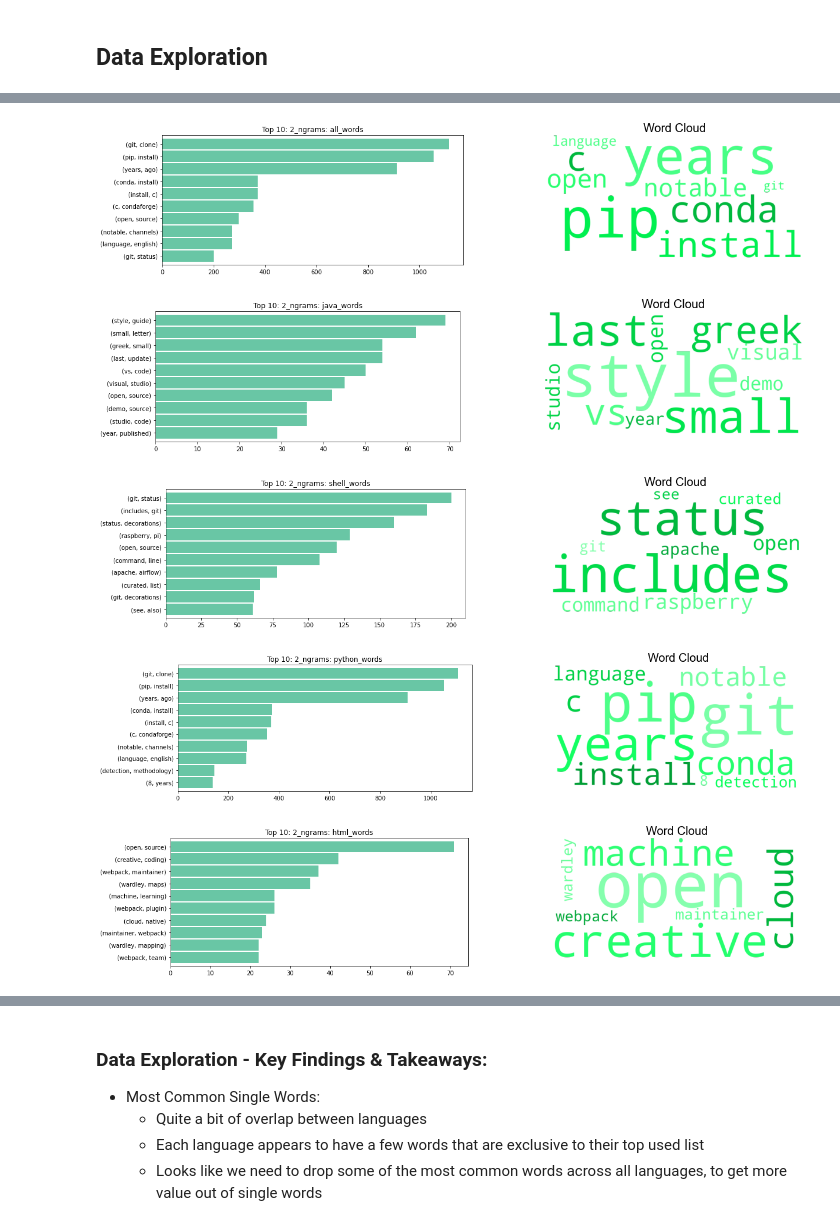
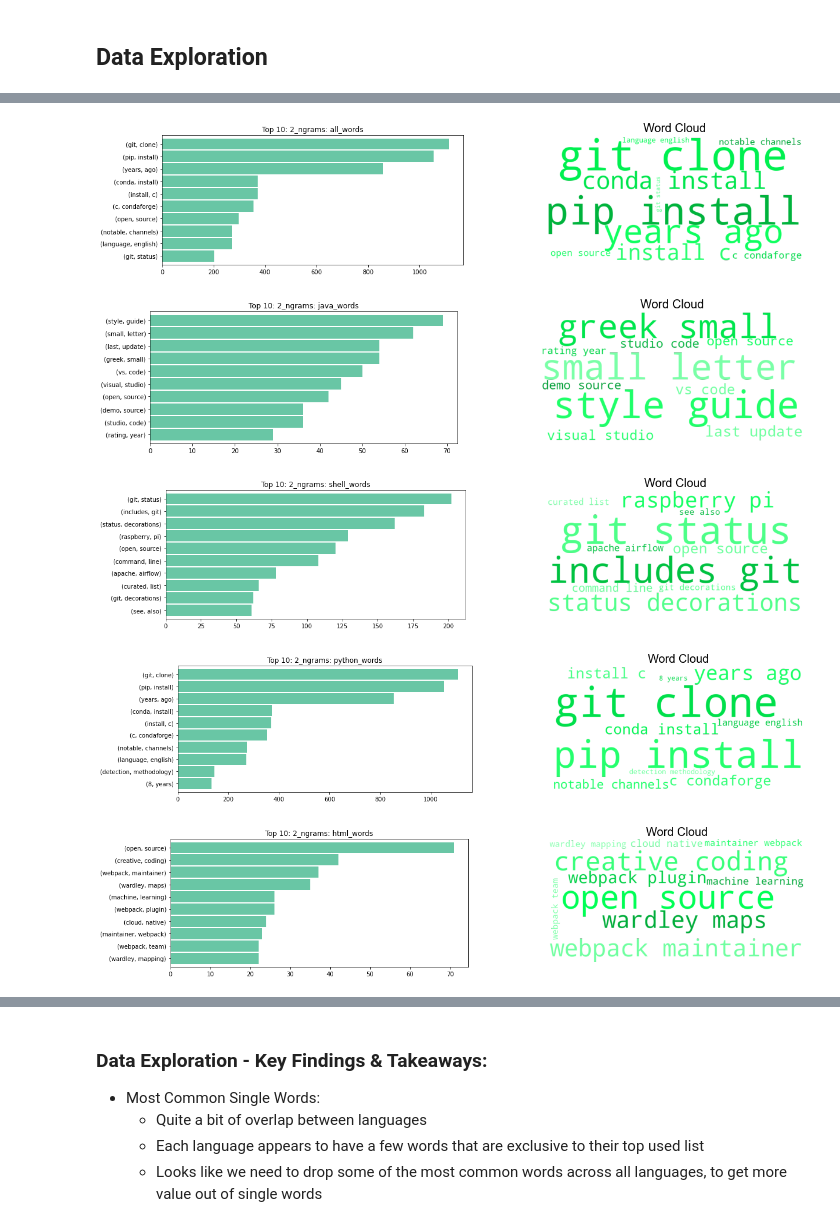
Before and after one commit to NLP-G4/NLP_group_project, a Jupyter notebook: final_report.ipynb, the cells around one changed output, grey strips where cells are left out. Saved outputs shown, nothing was run; the diff lists cells and outputs as text; code cells hidden in the pictures.

```diff
--- a/final_report.ipynb
+++ b/final_report.ipynb
@@ -196,11 +196,11 @@ explore.word_count_word_cloud(this_list, that_list)
 # %%
 # now let's look at bigrams
-explore.word_count_word_cloud(this_list, that_list, n = 2, x=10, title_name = None)
+explore.bigram_word_cloud(this_list, that_list, n = 2, x=10, title_name = None)
 # %% [output]
-[figure, old version]
+[figure, new version]
-[figure, old version]
+[figure, new version]
-[figure, old version]
+[figure, new version]
-[figure, old version]
+[figure, new version]
-[figure, old version]
+[figure, new version]
 # %%
 # and finally, let's see trigrams...
```
Also changed, not shown: parts of 5 cells of this notebook.
